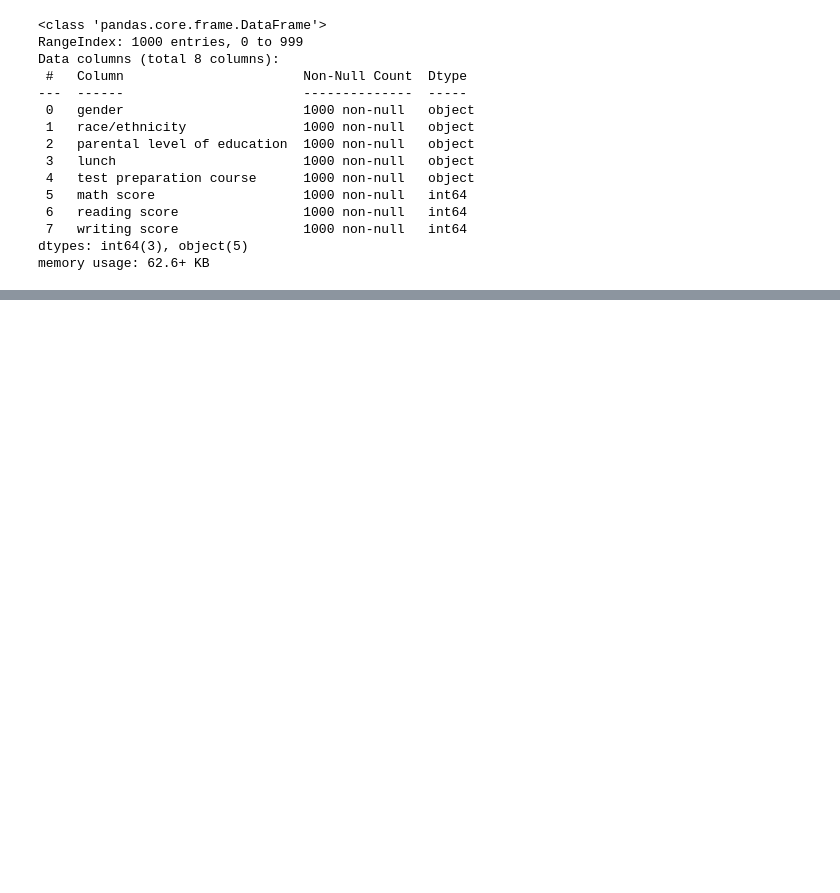
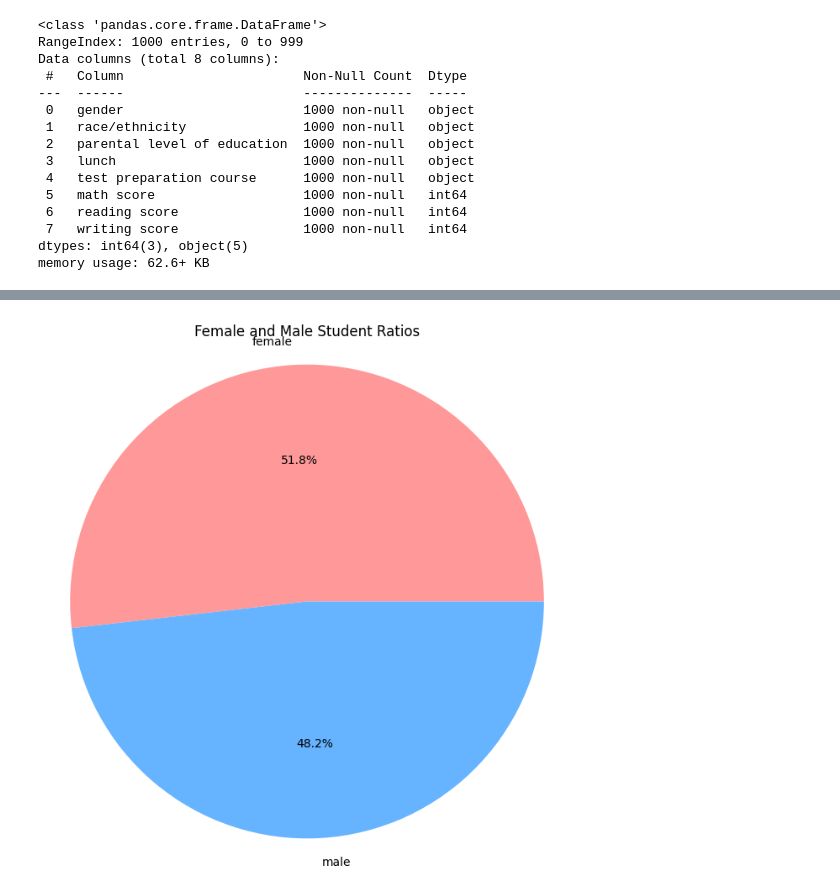
Before and after one commit to Rezashatery/Student-Performance-Analysis, a Jupyter notebook: Student-Performance-Analysis.ipynb, the cells around one changed output, grey strips where cells are left out. Saved outputs shown, nothing was run; the diff lists cells and outputs as text; code cells hidden in the pictures; blank space fills up the shorter version.

Commit message:
ratios of male and female

```diff
--- a/Student-Performance-Analysis.ipynb
+++ b/Student-Performance-Analysis.ipynb
@@ -42,0 +79,12 @@ memory usage: 62.6+ KB
+# %%
+import matplotlib.pyplot as plt
+
+gender_counts = df['gender'].value_counts()
+
+plt.figure(figsize=(8, 8))
+plt.pie(gender_counts, labels=gender_counts.index, autopct='%1.1f%%', colors=['#ff9999','#66b3ff'])
+plt.title('Female and Male Student Ratios')
+plt.axis('equal')
+plt.show()
+# %% [output]
+[figure, added]
```
Also changed, not shown: parts of 3 cells of this notebook.
